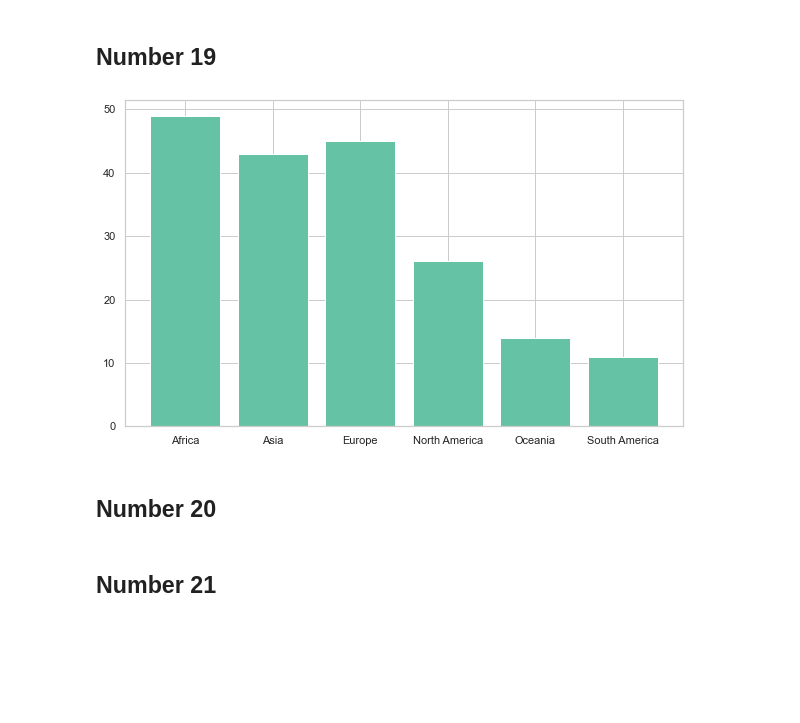
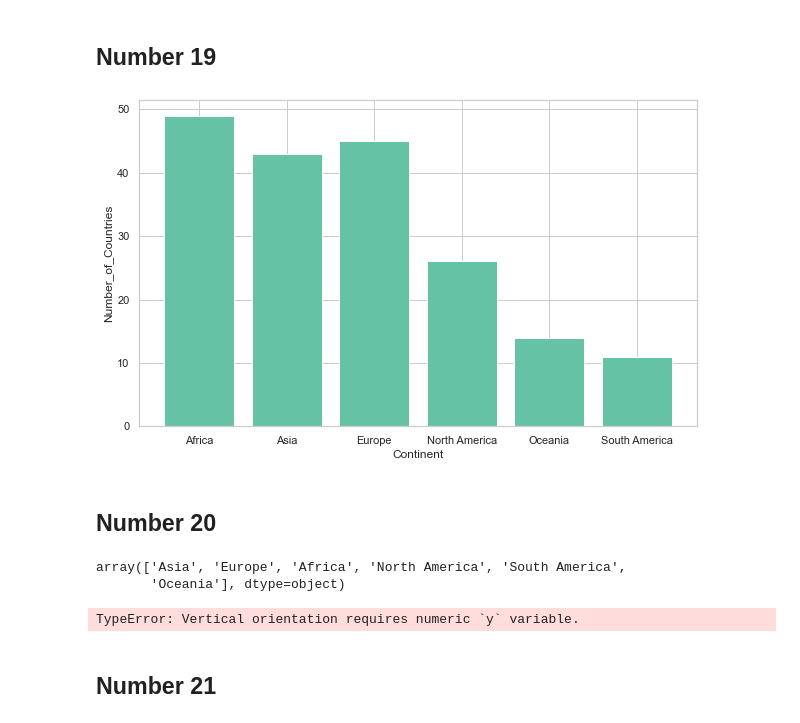
Before and after one commit to nss-data-science-cohort-6/un_data_question-hcgreer, a Jupyter notebook: notebooks/UN_Data_Exploration.ipynb, the cells around one changed output. Saved outputs shown, nothing was run; the diff lists cells and outputs as text; code cells hidden in the pictures; blank space fills up the shorter version.

```diff
--- a/notebooks/UN_Data_Exploration.ipynb
+++ b/notebooks/UN_Data_Exploration.ipynb
@@ -248,8 +249,15 @@ country_per_contin = country_per_contin.reset_index()
 # %%
 plt.figure(figsize = (10,6))
 plt.bar(x = country_per_contin['Continent'], height = country_per_contin['Country'])
+plt.xlabel('Continent')
+plt.ylabel('Number_of_Countries')
 plt.show()
 # %% [output]
-[figure, old version]
+[figure, new version]
 # %% [markdown]
 ## Number 20
+# %%
+list_continents = gdp_2014_continent['Continent'].unique()
+# %% [output]
+array(['Asia', 'Europe', 'Africa', 'North America', 'South America',
+       'Oceania'], dtype=object)
@@ -256,7 +271,12 @@ plt.show()
 # %%
 gdp_2014_continent = gdp_df[gdp_df['Year'] == 2014]
-#gdp_2014_continent = gdp_2014_continent.groupby('Continent')[['GDP_Per_Capita']]
-gdp_2014_continent.head()
+gdp_2014_continent = gdp_2014_continent.drop(columns = 'Year')
+#gdp_2014_continent.groupby('Continent')[['GDP_Per_Capita']].plot(kind = 'box');
+sns.boxplot(data = gdp_2014_continent,
+            #x = Asia,
+            y = [Africa, Asia, Europe, North_America, Oceania, South_America])
+# %% [output]
+TypeError: Vertical orientation requires numeric `y` variable.
 # %% [markdown]
 ## Number 21
 # %%
```
Also changed, not shown: parts of 32 cells of this notebook.
